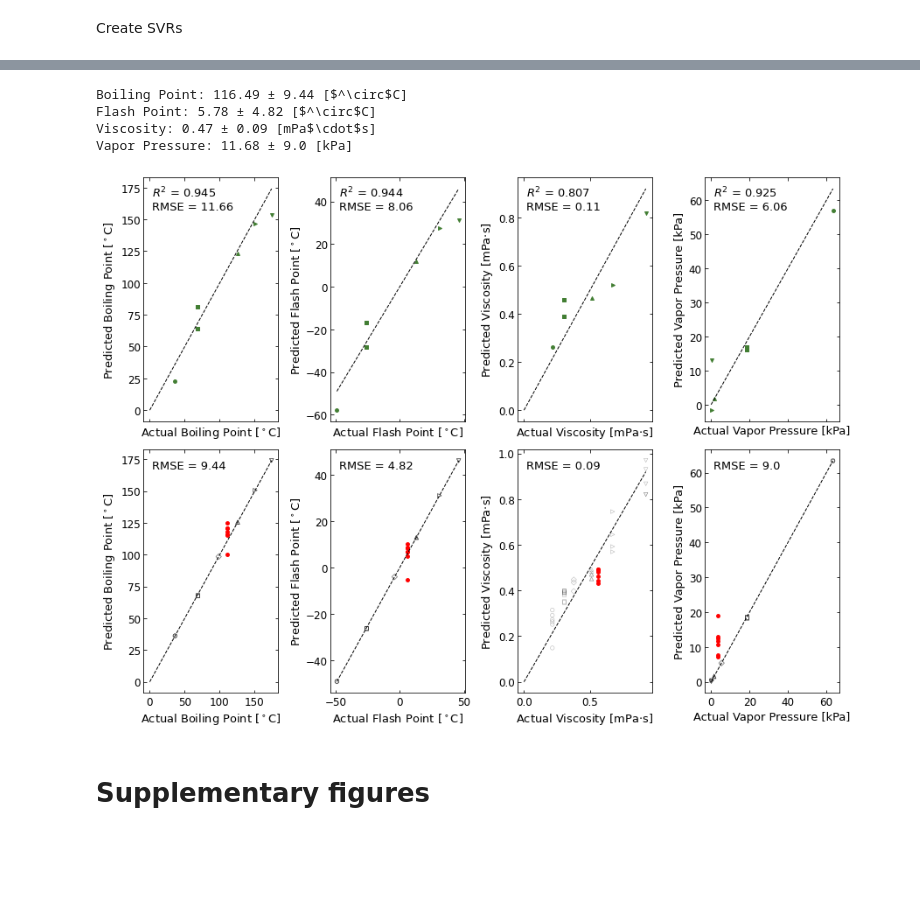
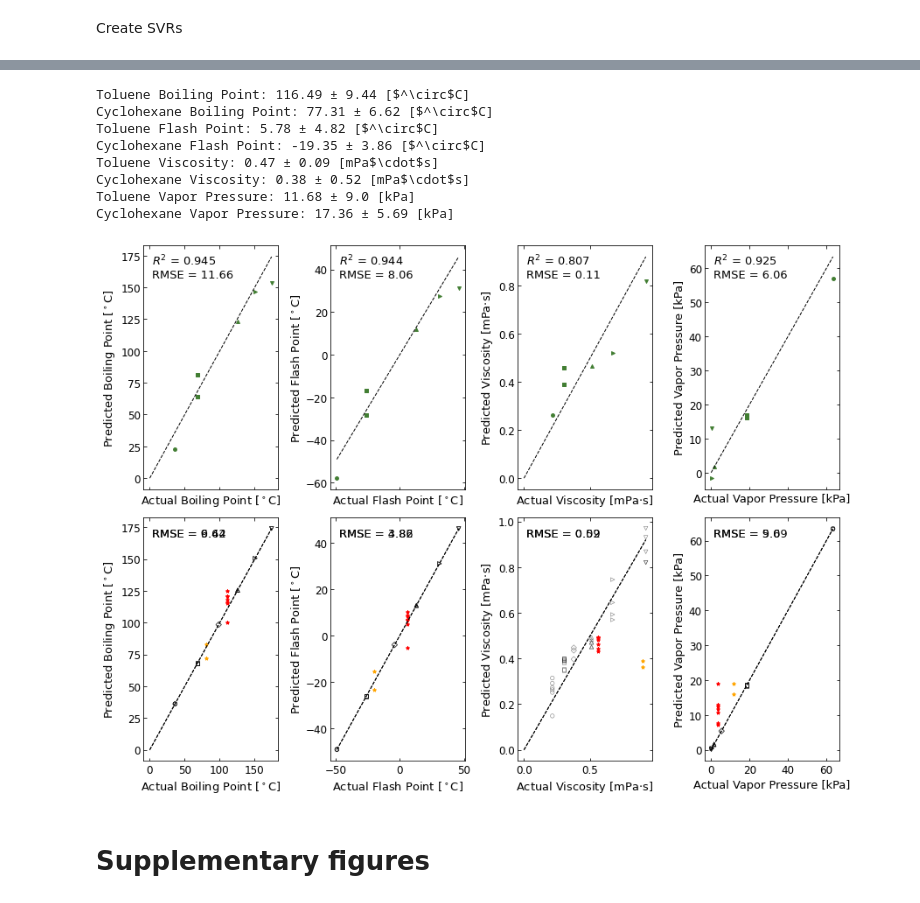
Before and after one commit to soerenbrandt/sniffing-sensor, a Jupyter notebook: figures/Fig5 - Property prediction.ipynb, the cells around one changed output, grey strips where cells are left out. Saved outputs shown, nothing was run; the diff lists cells and outputs as text; code cells hidden in the pictures; blank space fills up the shorter version.

```diff
--- a/figures/Fig5 - Property prediction.ipynb
+++ b/figures/Fig5 - Property prediction.ipynb
@@ -23,7 +23,7 @@ from data.utils import train_test_split, sort_by_set
 SEED = 0
 
 PROPERTIES = ['Boiling Point', 'Flash Point', 'Viscosity', 'Vapor Pressure']
-MARKER_DICT = dict([('Pentane','o'), ('Hexane','s'), ('Heptane','D'), ('Octane','^'), ('Nonane','>'), ('Decane','v')])
+MARKER_DICT = dict([('Pentane','o'), ('Hexane','s'), ('Heptane','D'), ('Octane','^'), ('Nonane','>'), ('Decane','v'), ('Toluene','*'), ('Cyclohexane','h')])
 # %% [markdown]
 #### Functions
 # %%
@@ -205,12 +190,12 @@ Length of experimental set loaded: 38
 # %% [markdown]
 ## Unknown analyte
 # %%
-toluene_set = PureCompounds(['Toluene'], filters=filters)
+ood_set = PureCompounds(['Toluene', 'Cyclohexane'], filters=filters)
 # %% [markdown]
 Load dataset
 # %%
-toluene_derivs, toluene_labels = DataLoader(toluene_set, transforms=[DerivTransform, NormalizeTransform]).load()
+ood_derivs, _ = DataLoader(ood_set, transforms=[DerivTransform, NormalizeTransform]).load()
 
-toluene_test_derivs, _ = sort_by_set(toluene_derivs, toluene_set)
+ood_test_derivs, ood_labels = sort_by_set(ood_derivs, ood_set)
 # %% [output]
 Loading experimental data
@@ -229,0 +214,21 @@ for property_ in PROPERTIES:
+# %%
+fig, ax = plt.subplots(2, len(SVR), sharex='col', sharey=False);
+fig.set_figwidth(12)
+fig.set_figheight(9)
+
+COLORS = {
+    "Toluene": "r",
+    "Cyclohexane": "orange"
+}
+
+for a, property_ in enumerate(PROPERTIES):
+    plot_property(ax[0,a], property_, SVR[property_], test_set, test_derivs, train_set);
+    for chem, items in ood_set.items():
+        print(chem, end=" ")
+        plot_property(ax[1,a], property_, SVR[property_], {chem: ood_set[chem]}, [ood_test_derivs[idx] for idx,lbl in enumerate(ood_labels) if lbl==chem], train_set, train_derivs, color=COLORS[chem]);
+
+for a in ax.flatten():
+    if a.get_legend() != None:
+        a.get_legend().remove()
+
+# fig.savefig('./Predicting physical properties.svg', dpi=1200)
@@ -230,24 +245,37 @@ for property_ in PROPERTIES:
 # %%
 fig, ax = plt.subplots(2, len(SVR), sharex='col', sharey=False);
 fig.set_figwidth(12)
 fig.set_figheight(9)
 
+COLORS = {
+    "Toluene": "r",
+    "Cyclohexane": "orange"
+}
+
 for a, property_ in enumerate(PROPERTIES):
-    plot_property(ax[0,a], property_, SVR[property_], test_set, test_derivs, train_set, train_derivs);
-    plot_property(ax[1,a], property_, SVR[property_], toluene_set, toluene_test_derivs, train_set, train_derivs);
+    plot_property(ax[0,a], property_, SVR[property_], test_set, test_derivs, train_set);
+    for chem, items in ood_set.items():
+        print(chem, end=" ")
+        plot_property(ax[1,a], property_, SVR[property_], {chem: ood_set[chem]}, [ood_test_derivs[idx] for idx,lbl in enumerate(ood_labels) if lbl==chem], train_set, train_derivs, color=COLORS[chem]);
 
 for a in ax.flatten():
     if a.get_legend() != None:
         a.get_legend().remove()
 
 #ax[0,0].legend(loc="lower right", fontsize = legendsize, markerscale = 1.5);
 #ax[1,0].legend(loc="lower right", fontsize = legendsize, markerscale = 1.5);
+
+# fig.savefig('./Predicting physical properties.svg', dpi=1200)
 # %% [output]
-Boiling Point: 116.49 ± 9.44 [$^\circ$C]
-Flash Point: 5.78 ± 4.82 [$^\circ$C]
-Viscosity: 0.47 ± 0.09 [mPa$\cdot$s]
-Vapor Pressure: 11.68 ± 9.0 [kPa]
+Toluene Boiling Point: 116.49 ± 9.44 [$^\circ$C]
+Cyclohexane Boiling Point: 77.31 ± 6.62 [$^\circ$C]
+Toluene Flash Point: 5.78 ± 4.82 [$^\circ$C]
+Cyclohexane Flash Point: -19.35 ± 3.86 [$^\circ$C]
+Toluene Viscosity: 0.47 ± 0.09 [mPa$\cdot$s]
+Cyclohexane Viscosity: 0.38 ± 0.52 [mPa$\cdot$s]
+Toluene Vapor Pressure: 11.68 ± 9.0 [kPa]
+Cyclohexane Vapor Pressure: 17.36 ± 5.69 [kPa]
-[figure, old version]
+[figure, new version]
 # %% [markdown]
 # Supplementary figures
 # %% [markdown]
```
Also changed, not shown: parts of 27 cells of this notebook, 6 other files.
